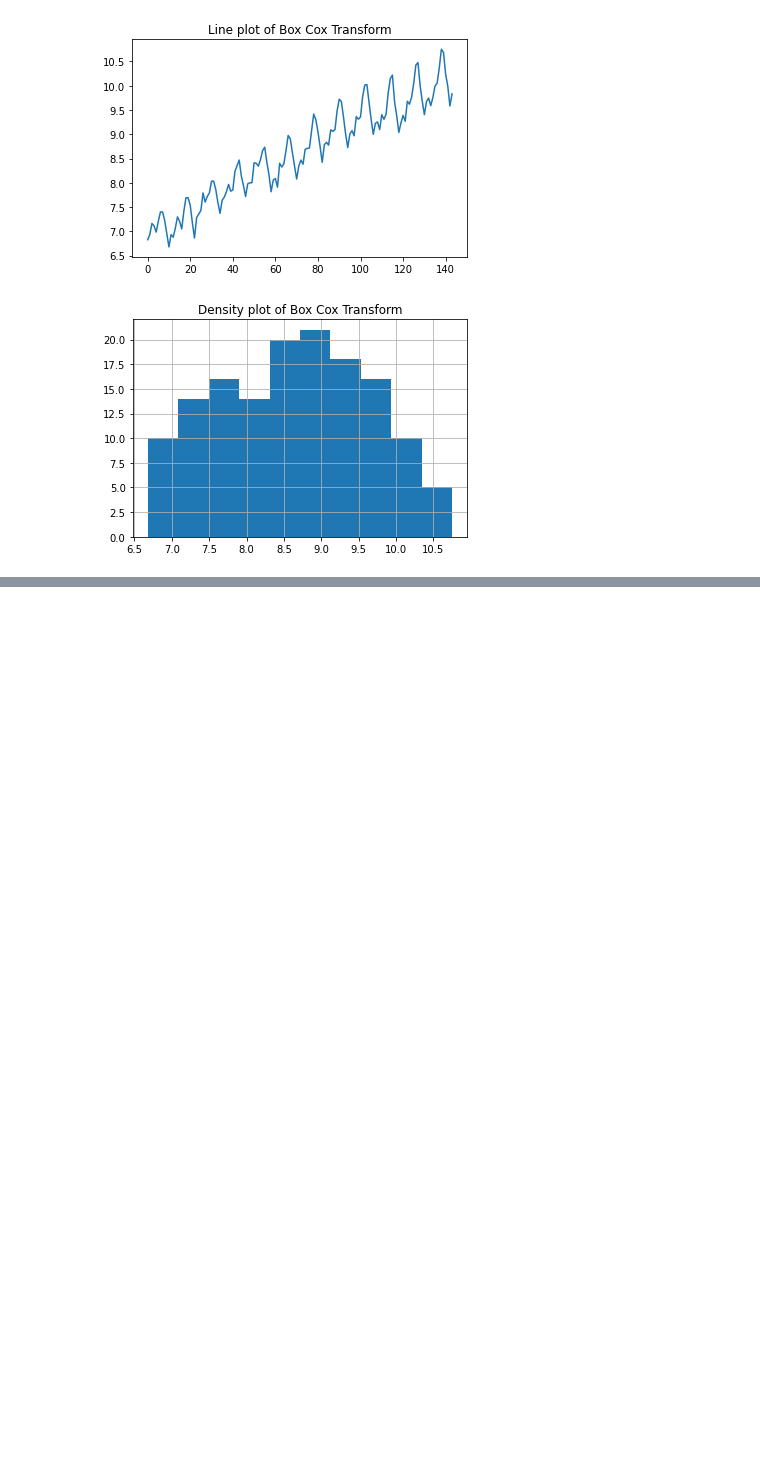
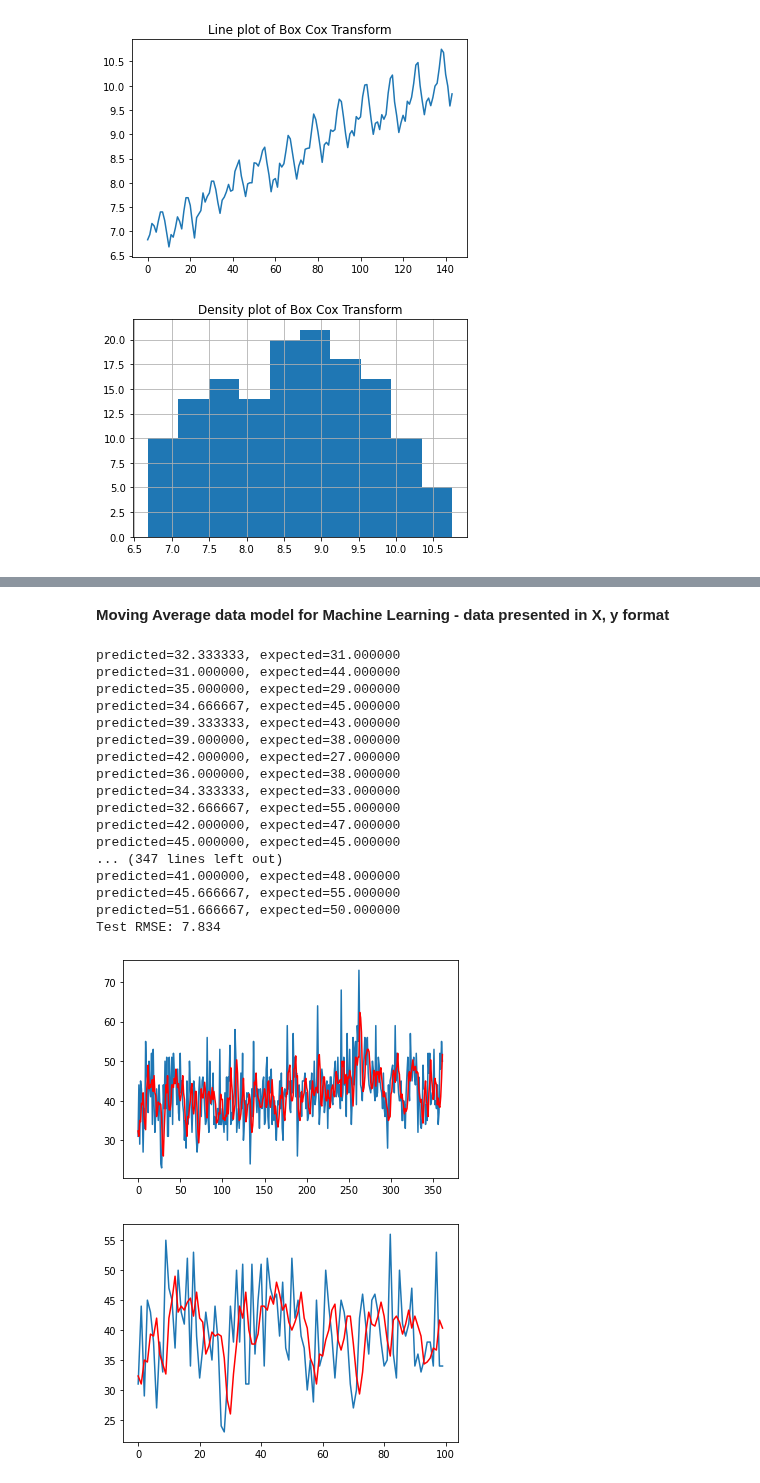
Before and after one commit to kenneth-craig/academyPub, a Jupyter notebook: Time Series Data.ipynb, the cells around one changed output, grey strips where cells are left out. Drawn from its saved outputs; the diff is of its cells as text; code cells hidden in the pictures; blank space fills up the shorter version.

```diff
--- a/Time Series Data.ipynb
+++ b/Time Series Data.ipynb
@@ -354,0 +418,60 @@ Lamda: 0.148023
+# %% [markdown]
+**Moving Average data model for Machine Learning - data presented in X, y format**
+# %%
+# Moving Average smoothing as a forcast model
+import pandas as pd
+import numpy as np
+from sklearn.metrics import mean_squared_error
+from matplotlib import pyplot
+from math import sqrt
+
+series = pd.read_csv('daily-total-female-births.csv', header=0, index_col=0, parse_dates=True, squeeze=True)
+
+# Prepare situation
+X = series.values
+window = 3
+history = [X[i] for i in range(window)]
+test = [X[i] for i in range(window, len(X))]
+predictions = list()
+
+# Walk forward over time steps in test
+for t in range(len(test)):
+  length = len(history)
+  yhat= np.mean([history[i] for i in range(length-window,length)])
+  obs = test[t]
+  predictions.append(yhat)
+  history.append(obs)
+  print('predicted=%f, expected=%f' % (yhat, obs))
+
+rmse = sqrt(mean_squared_error(test, predictions))
+print('Test RMSE: %.3f' % rmse)
+
+# Plot, all values
+pyplot.plot(test)
+pyplot.plot(predictions, color='red')
+pyplot.show()
+
+# Zoomed plot, 1st 100 values
+pyplot.plot(test[:100])
+pyplot.plot(predictions[:100], color='red')
+pyplot.show()
+# %% [output]
+predicted=32.333333, expected=31.000000
+predicted=31.000000, expected=44.000000
+predicted=35.000000, expected=29.000000
+predicted=34.666667, expected=45.000000
+predicted=39.333333, expected=43.000000
+predicted=39.000000, expected=38.000000
+predicted=42.000000, expected=27.000000
+predicted=36.000000, expected=38.000000
+predicted=34.333333, expected=33.000000
+predicted=32.666667, expected=55.000000
+predicted=42.000000, expected=47.000000
+predicted=45.000000, expected=45.000000
+... (347 lines left out)
+predicted=41.000000, expected=48.000000
+predicted=45.666667, expected=55.000000
+predicted=51.666667, expected=50.000000
+Test RMSE: 7.834
+[figure, added]
+[figure, added]
```
Also changed, not shown: parts of 7 cells of this notebook.
